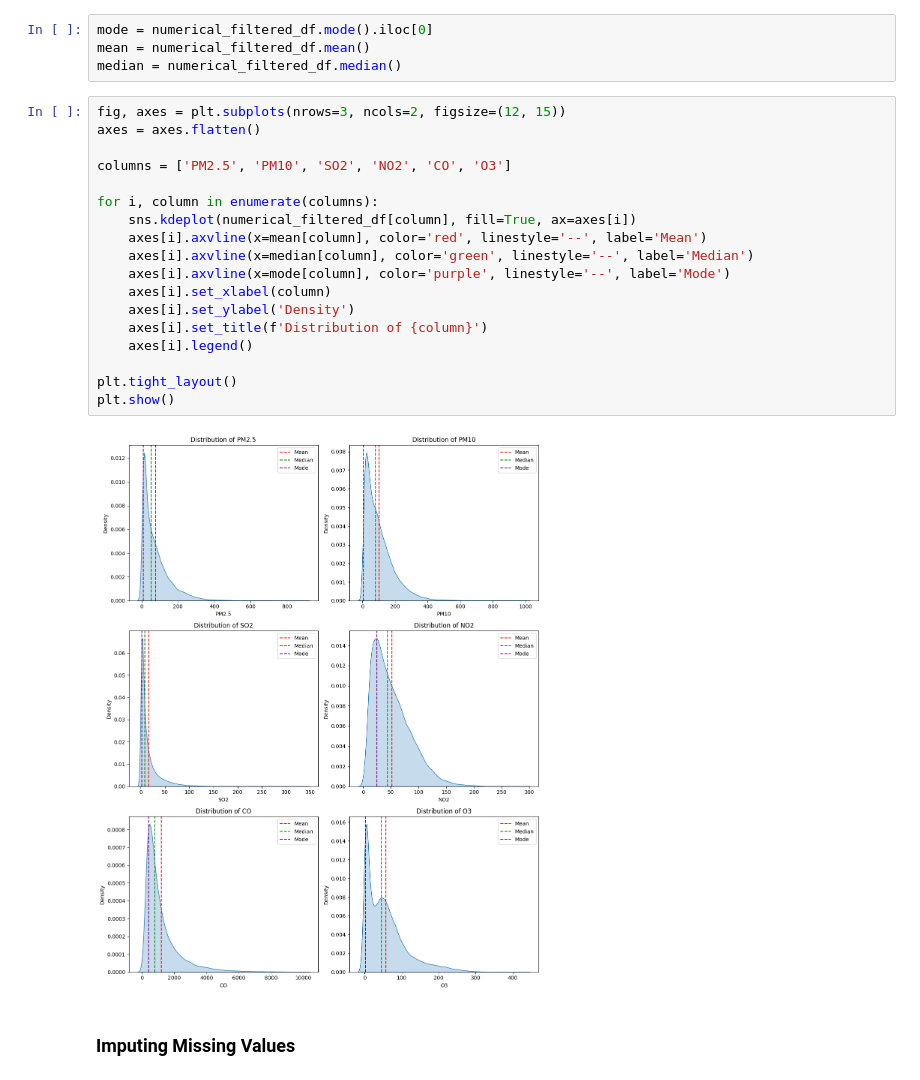
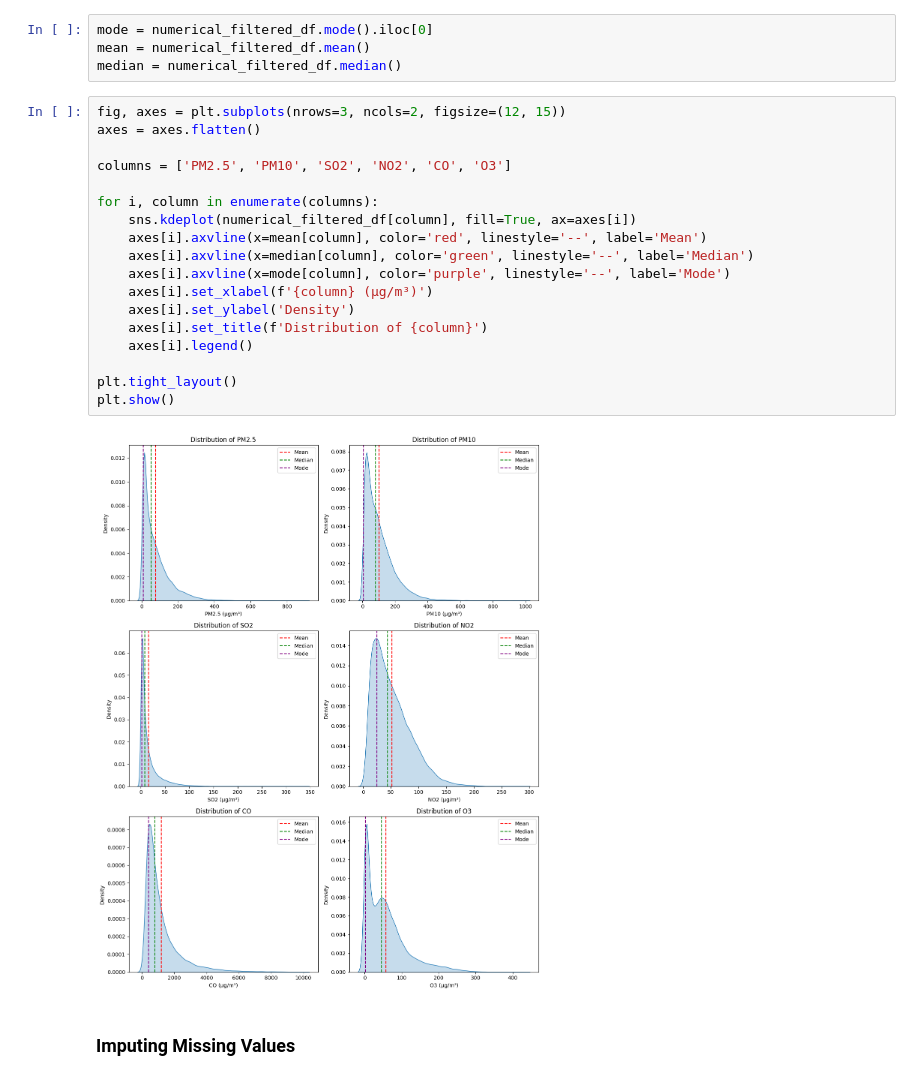
Before and after one commit to pariaighanian/Environmental_Data_Analytics, a Jupyter notebook: main.ipynb, the cells around one changed output. Saved outputs shown, nothing was run; the diff lists cells and outputs as text.

```diff
--- a/main.ipynb
+++ b/main.ipynb
@@ -122,23 +123,23 @@ median = numerical_filtered_df.median()
 # %%
 fig, axes = plt.subplots(nrows=3, ncols=2, figsize=(12, 15))
 axes = axes.flatten()
 
 columns = ['PM2.5', 'PM10', 'SO2', 'NO2', 'CO', 'O3']
 
 for i, column in enumerate(columns):
     sns.kdeplot(numerical_filtered_df[column], fill=True, ax=axes[i])
     axes[i].axvline(x=mean[column], color='red', linestyle='--', label='Mean')
     axes[i].axvline(x=median[column], color='green', linestyle='--', label='Median')
     axes[i].axvline(x=mode[column], color='purple', linestyle='--', label='Mode')
-    axes[i].set_xlabel(column)
+    axes[i].set_xlabel(f'{column} (µg/m³)')
     axes[i].set_ylabel('Density')
     axes[i].set_title(f'Distribution of {column}')
     axes[i].legend()
 
 plt.tight_layout()
 plt.show()
 # %% [output]
-[figure, old version]
+[figure, new version]
 # %% [markdown]
 ### Imputing Missing Values
 # %%
```
Also changed, not shown: parts of 3 cells of this notebook.
